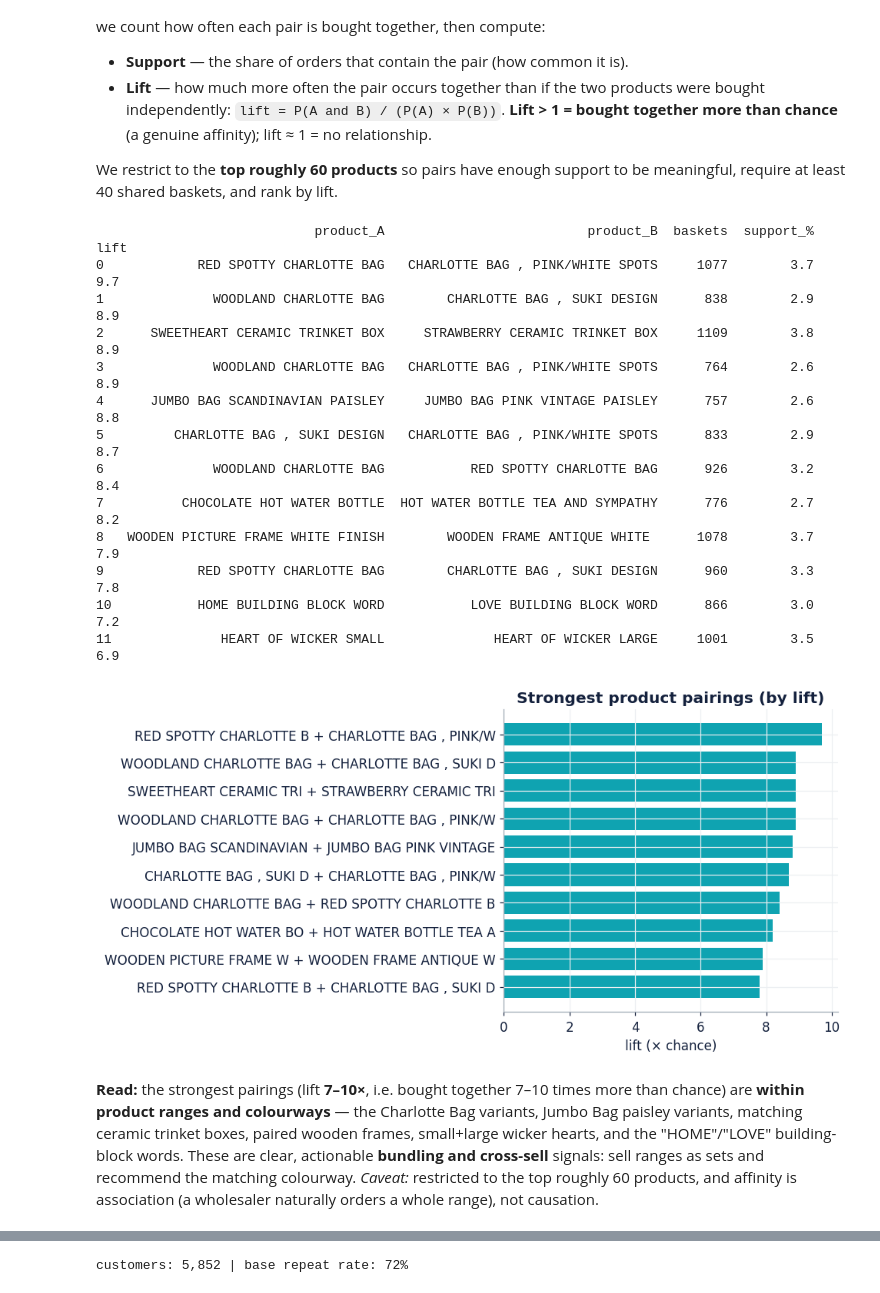
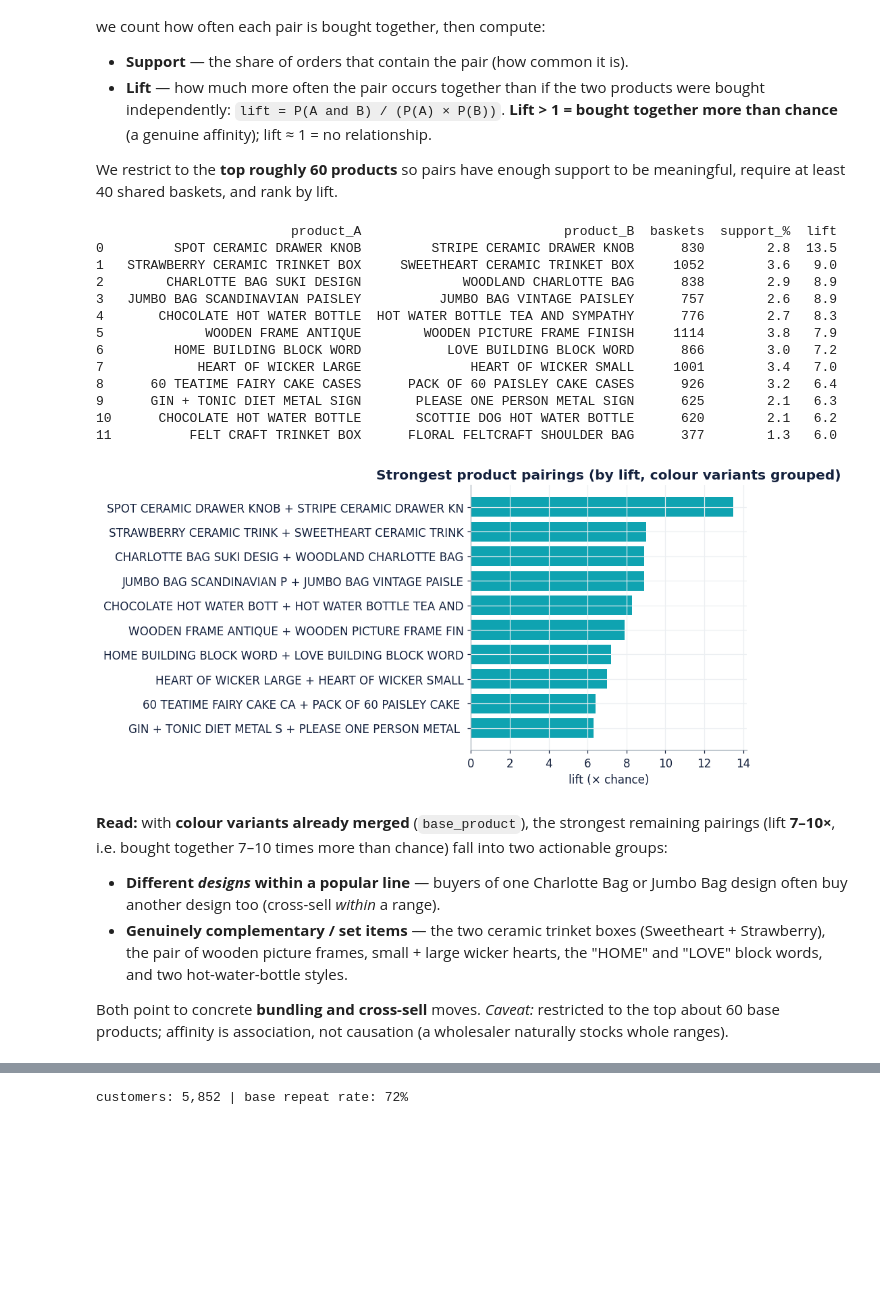
Before and after one commit to Darth0525/uk-online-retailer-eda, a Jupyter notebook: analysis/02_analysis_and_insights.ipynb, the cells around one changed output, grey strips where cells are left out. Saved outputs shown, nothing was run; the diff lists cells and outputs as text; code cells hidden in the pictures; blank space fills up the shorter version.

```diff
--- a/analysis/02_analysis_and_insights.ipynb
+++ b/analysis/02_analysis_and_insights.ipynb
@@ -579,51 +582,57 @@ common products we count how often each pair is bought together, then compute:
 We restrict to the **top roughly 60 products** so pairs have enough support to be meaningful, require at
 least 40 shared baskets, and rank by lift.
 # %%
-top_n = sales["StockCode"].value_counts().head(60).index          # focus on common products
-basket = sales[sales["StockCode"].isin(top_n)]
-pair, item = Counter(), Counter()                                  # co-occurrence counters
-for _, grp in basket.groupby("Invoice")["StockCode"]:
-    items = set(grp)
+# Work at BASE-PRODUCT level so "same bag, different colour" no longer shows up as an affinity —
+# what remains are genuinely different products bought together. Focus on the top ~60 base products.
+top_n = sales["base_product"].value_counts().head(60).index
+basket = sales[sales["base_product"].isin(top_n)]
+pair, item = Counter(), Counter()                                 # co-occurrence counters
+for _, grp in basket.groupby("Invoice")["base_product"]:
+    items = set(grp)                                              # unique base products in the order
     for it in items: item[it] += 1
     for a, b in combinations(sorted(items), 2): pair[(a, b)] += 1
 n_inv = basket["Invoice"].nunique()
-desc = sales.drop_duplicates("StockCode").set_index("StockCode")["Description"]
 rows = []
 for (a, b), cnt in pair.items():
-    lift = (cnt / n_inv) / ((item[a] / n_inv) * (item[b] / n_inv))
-    rows.append((desc.get(a, a), desc.get(b, b), cnt, round(cnt/n_inv*100, 1), round(lift, 1)))
+    lift = (cnt / n_inv) / ((item[a] / n_inv) * (item[b] / n_inv))   # lift vs independence
+    rows.append((a, b, cnt, round(cnt/n_inv*100, 1), round(lift, 1)))
 aff = (pd.DataFrame(rows, columns=["product_A","product_B","baskets","support_%","lift"])
          .query("baskets >= 40").sort_values("lift", ascending=False).head(12).reset_index(drop=True))
 print(aff.to_string())
 top10 = aff.head(10)[::-1]
 fig, ax = plt.subplots(figsize=(9, 4.6))
-ax.barh([f"{a[:22]} + {b[:22]}" for a, b in zip(top10["product_A"], top10["product_B"])],
+ax.barh([f"{a[:24]} + {b[:24]}" for a, b in zip(top10["product_A"], top10["product_B"])],
         top10["lift"], color=TEAL)
-ax.set_title("Strongest product pairings (by lift)"); ax.set_xlabel("lift (× chance)")
+ax.set_title("Strongest product pairings (by lift, colour variants grouped)"); ax.set_xlabel("lift (× chance)")
 plt.tight_layout(); plt.show()
 # %% [output]
-                            product_A                          product_B  baskets  support_%  lift
-0            RED SPOTTY CHARLOTTE BAG   CHARLOTTE BAG , PINK/WHITE SPOTS     1077        3.7   9.7
-1              WOODLAND CHARLOTTE BAG        CHARLOTTE BAG , SUKI DESIGN      838        2.9   8.9
-2      SWEETHEART CERAMIC TRINKET BOX     STRAWBERRY CERAMIC TRINKET BOX     1109        3.8   8.9
-3              WOODLAND CHARLOTTE BAG   CHARLOTTE BAG , PINK/WHITE SPOTS      764        2.6   8.9
-4      JUMBO BAG SCANDINAVIAN PAISLEY     JUMBO BAG PINK VINTAGE PAISLEY      757        2.6   8.8
-5         CHARLOTTE BAG , SUKI DESIGN   CHARLOTTE BAG , PINK/WHITE SPOTS      833        2.9   8.7
-6              WOODLAND CHARLOTTE BAG           RED SPOTTY CHARLOTTE BAG      926        3.2   8.4
-7          CHOCOLATE HOT WATER BOTTLE  HOT WATER BOTTLE TEA AND SYMPATHY      776        2.7   8.2
-8   WOODEN PICTURE FRAME WHITE FINISH        WOODEN FRAME ANTIQUE WHITE      1078        3.7   7.9
-9            RED SPOTTY CHARLOTTE BAG        CHARLOTTE BAG , SUKI DESIGN      960        3.3   7.8
-10           HOME BUILDING BLOCK WORD           LOVE BUILDING BLOCK WORD      866        3.0   7.2
-11              HEART OF WICKER SMALL              HEART OF WICKER LARGE     1001        3.5   6.9
+                         product_A                          product_B  baskets  support_%  lift
+0         SPOT CERAMIC DRAWER KNOB         STRIPE CERAMIC DRAWER KNOB      830        2.8  13.5
+1   STRAWBERRY CERAMIC TRINKET BOX     SWEETHEART CERAMIC TRINKET BOX     1052        3.6   9.0
+2        CHARLOTTE BAG SUKI DESIGN             WOODLAND CHARLOTTE BAG      838        2.9   8.9
+3   JUMBO BAG SCANDINAVIAN PAISLEY          JUMBO BAG VINTAGE PAISLEY      757        2.6   8.9
+4       CHOCOLATE HOT WATER BOTTLE  HOT WATER BOTTLE TEA AND SYMPATHY      776        2.7   8.3
+5             WOODEN FRAME ANTIQUE        WOODEN PICTURE FRAME FINISH     1114        3.8   7.9
+6         HOME BUILDING BLOCK WORD           LOVE BUILDING BLOCK WORD      866        3.0   7.2
+7            HEART OF WICKER LARGE              HEART OF WICKER SMALL     1001        3.4   7.0
+8      60 TEATIME FAIRY CAKE CASES      PACK OF 60 PAISLEY CAKE CASES      926        3.2   6.4
+9      GIN + TONIC DIET METAL SIGN       PLEASE ONE PERSON METAL SIGN      625        2.1   6.3
+10      CHOCOLATE HOT WATER BOTTLE       SCOTTIE DOG HOT WATER BOTTLE      620        2.1   6.2
+11          FELT CRAFT TRINKET BOX      FLORAL FELTCRAFT SHOULDER BAG      377        1.3   6.0
-[figure, old version]
+[figure, new version]
 # %% [markdown]
-**Read:** the strongest pairings (lift **7–10×**, i.e. bought together 7–10 times more than
-chance) are **within product ranges and colourways** — the Charlotte Bag variants, Jumbo Bag
-paisley variants, matching ceramic trinket boxes, paired wooden frames, small+large wicker hearts,
-and the "HOME"/"LOVE" building-block words. These are clear, actionable **bundling and cross-sell**
-signals: sell ranges as sets and recommend the matching colourway. *Caveat:* restricted to the
-top roughly 60 products, and affinity is association (a wholesaler naturally orders a whole range), not
-causation.
+**Read:** with **colour variants already merged** (`base_product`), the strongest remaining
+pairings (lift **7–10×**, i.e. bought together 7–10 times more than chance) fall into two
+actionable groups:
+
+- **Different *designs* within a popular line** — buyers of one Charlotte Bag or Jumbo Bag design
+  often buy another design too (cross-sell *within* a range).
+- **Genuinely complementary / set items** — the two ceramic trinket boxes (Sweetheart +
+  Strawberry), the pair of wooden picture frames, small + large wicker hearts, the "HOME" and
+  "LOVE" block words, and two hot-water-bottle styles.
+
+Both point to concrete **bundling and cross-sell** moves. *Caveat:* restricted to the top about 60
+base products; affinity is association, not causation (a wholesaler naturally stocks whole ranges).
 # %% [markdown]
 ### 7d. A first predictive baseline — will a customer buy again?
 
```
Also changed, not shown: parts of 7 cells of this notebook, 2 other files.
